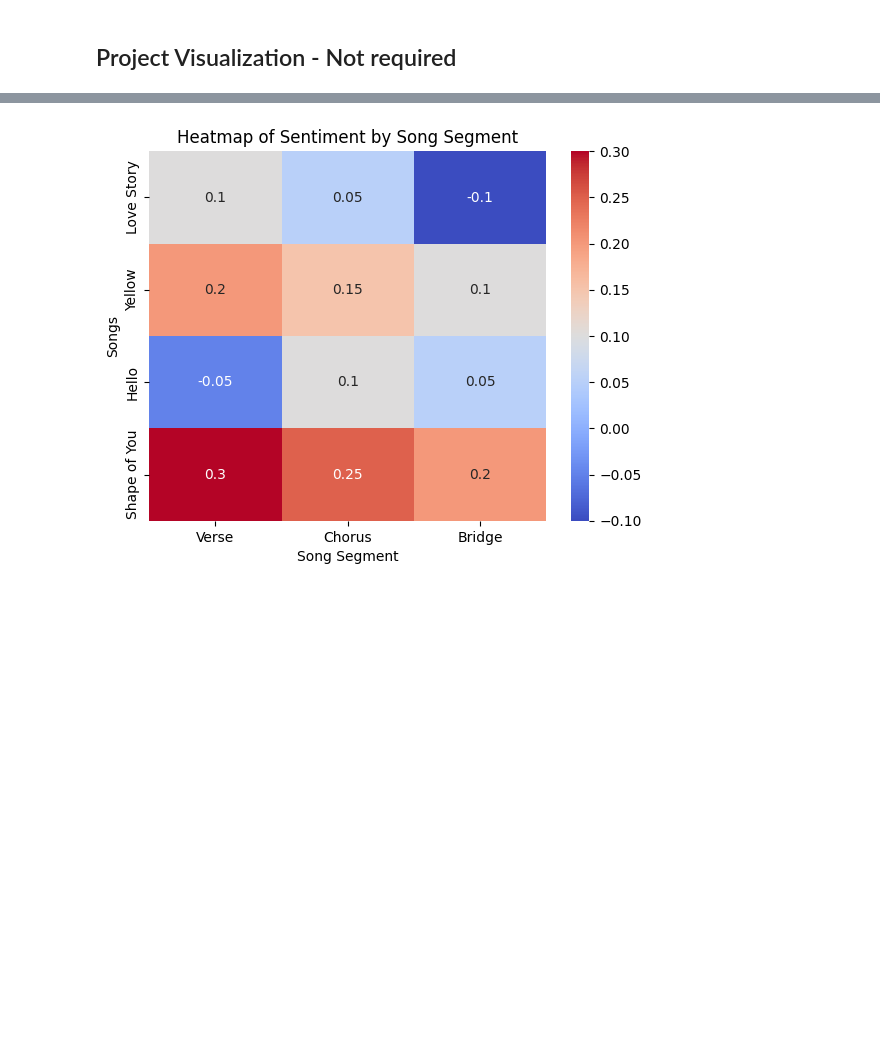
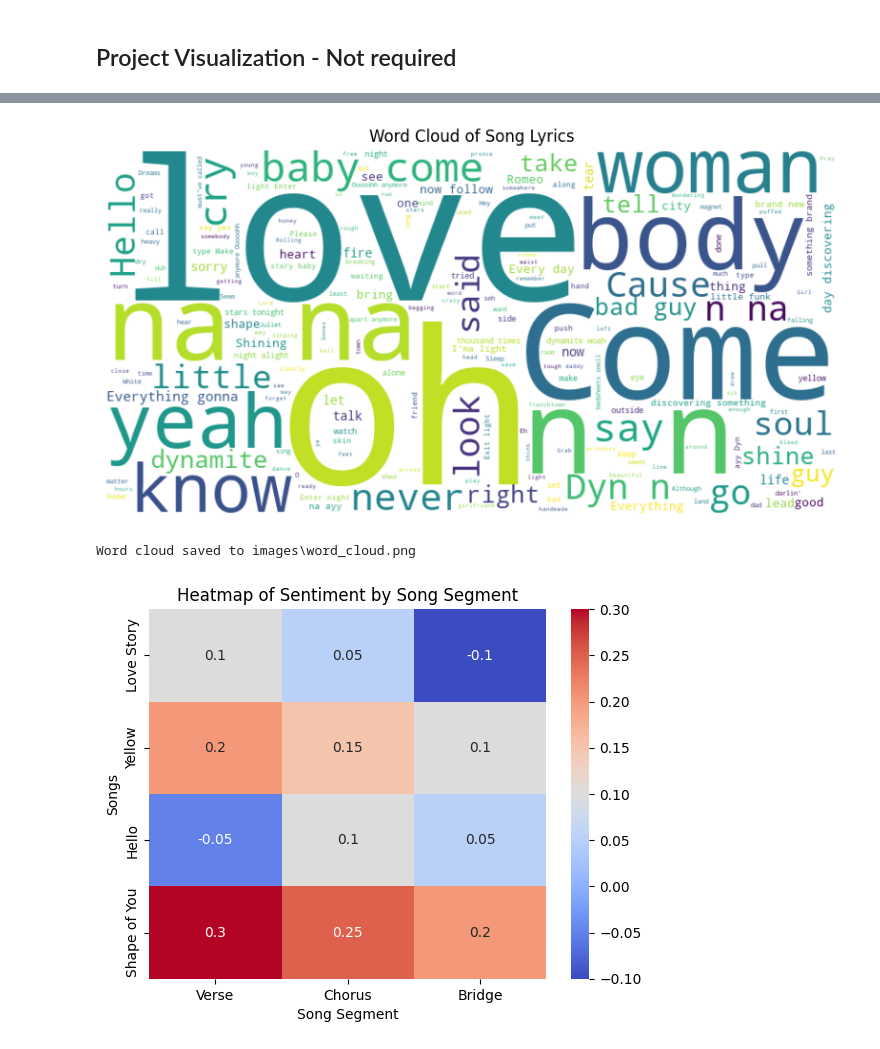
Before and after one commit to JBtallgrass/wmnlp-materials-json-sentiment, a Jupyter notebook: requests-json-nlp.ipynb, the cells around one changed output, grey strips where cells are left out. Cells and saved outputs as stored; diff of their text form; code cells hidden in the pictures; blank space fills up the shorter version.

```diff
--- a/requests-json-nlp.ipynb
+++ b/requests-json-nlp.ipynb
@@ -353,3 +360,49 @@ plt.show()
+# %%
+# Function to load lyrics from pickle files
+def load_lyrics_from_pkl(file_path):
+    with open(file_path, 'rb') as file:
+        data = pickle.load(file)
+        # Assuming lyrics are stored under the key 'lyrics'
+        return data['lyrics'] if isinstance(data, dict) and 'lyrics' in data else str(data)
+
+# Combine all lyrics
+pickle_files = ["love_story.pkl", "yellow.pkl", "hello.pkl", "shape_of_you.pkl",
+                "enter_sandman.pkl", "bad_guy.pkl", "no_woman_no_cry.pkl", "dynamite.pkl"]
+
+combined_lyrics = ""
+for pkl_file in pickle_files:
+    try:
+        lyrics = load_lyrics_from_pkl(pkl_file)
+        combined_lyrics += lyrics + " "
+    except Exception as e:
+        print(f"Error loading {pkl_file}: {e}")
+
+# Generate the Word Cloud
+wordcloud = WordCloud(
+    width=800,
+    height=400,
+    background_color='white',
+    stopwords=STOPWORDS,
+    colormap='viridis'
+).generate(combined_lyrics)
+
+# Create the 'images' directory if it doesn't exist
+output_dir = "images"
+os.makedirs(output_dir, exist_ok=True)
+
+# Save and display the Word Cloud
+output_path = os.path.join(output_dir, "word_cloud.png")
+plt.figure(figsize=(10, 5))
+plt.imshow(wordcloud, interpolation='bilinear')
+plt.axis('off')
+plt.title("Word Cloud of Song Lyrics")
+plt.savefig(output_path, format='png', bbox_inches='tight')  # Save the figure
+plt.show()
+
+print(f"Word cloud saved to {output_path}")
+# %% [output]
+[figure, added]
+Word cloud saved to images\word_cloud.png
 # %%
 # Example sentiment data for four songs across segments (Verse, Chorus, Bridge)
 data = np.array([
```
Also changed, not shown: parts of 9 cells of this notebook, 7 other files.
